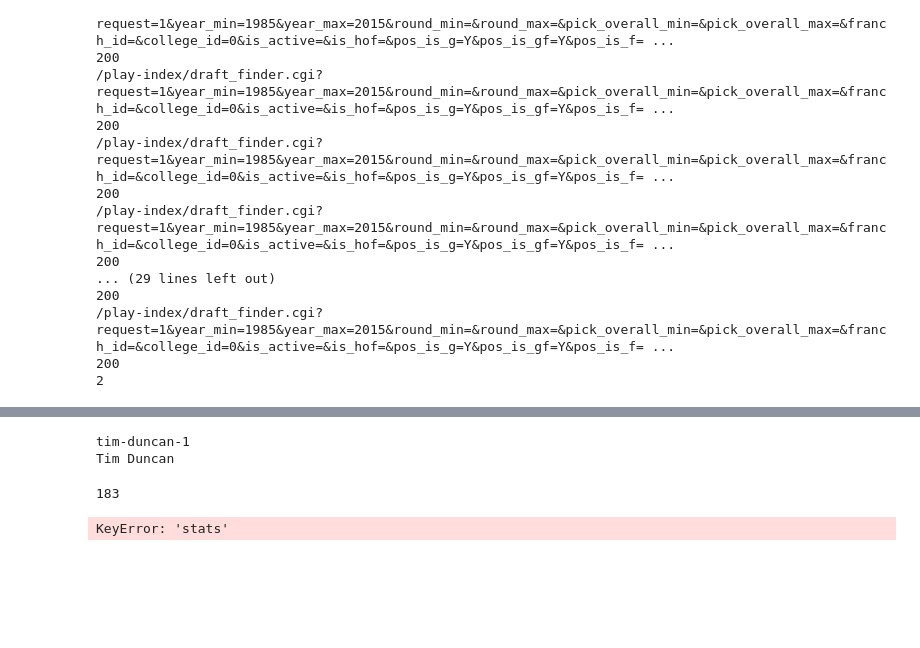
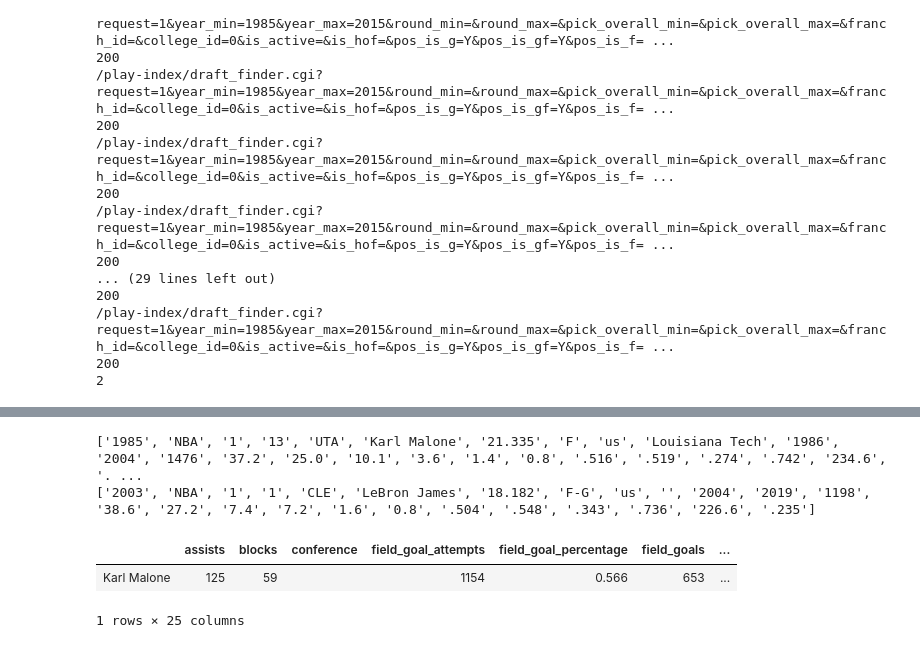
Before and after one commit to Tenacious-E/Predict_NBA_player_quality, a Jupyter notebook: Collecting Data.ipynb, the cells around one changed output, grey strips where cells are left out. Drawn from its saved outputs; the diff is of its cells as text; code cells hidden in the pictures; blank space fills up the shorter version.

Commit message:
end of day product

```diff
--- a/Collecting Data.ipynb
+++ b/Collecting Data.ipynb
@@ -122,7 +124,7 @@ for i in range(45):
             href = href_list[1].get('href')
         print(href)
         draft_url= 'https://www.basketball-reference.com' + href
-        time.sleep(6*random.random())
+        time.sleep(4*random.random())
     r = requests.get(draft_url)
     print(r.status_code)
     soup = BeautifulSoup(r.content, "html")
@@ -130,13 +132,13 @@ for i in range(45):
     table = div.find("tbody")
     rows = table.find_all('tr')
     for row in rows:
-        td = row.find_all('td')
+        tds = row.find_all('td')
         lst3 = []
-        for item in td:
+        for item in tds:
             lst3.append(item.get_text())
-            if row == rows[0]:
-                lst2.append(item.get("data-stat"))
         lst1.append(lst3)
+for i in rows[0].find_all('td'):
+    lst2.append(i.get("data-stat"))
 # %% [output]
 200
 1
@@ -190,61 +209,53 @@ lst1[1][5]
 # %%
-all_star_dict = dict()
 all_star_list = []
 url = 'https://www.basketball-reference.com/allstar/NBA-allstar-career-stats.html'
 r = requests.get(url)
 soup1 = BeautifulSoup(r.content, "html")
 div = soup1.find("div", {"class": "table_outer_container"})
 table = div.find("tbody")
 rows = table.find_all('tr')
 for row in rows:
     a_tag =row.find('th').find('a')
-    #print(a_tag)
     if a_tag == None:
         continue
     player = a_tag.get_text()
     href = a_tag.get('href')
     all_star_list.append(player)
-all_stars_1985_2015 = []
-for p in all_star_list:
-    for i in lst1:
-        try:
-            i[5]
-        except:
-            continue
-        if i[5] == p:
-            all_stars_1985_2015.append(p)
-intial_dataframe = pd.DataFrame(index=all_stars_1985_2015)
-for playr in all_stars_1985_2015[0:1]:
-    split_player = playr.split()
+data = pd.DataFrame()
+for playr in lst1[0:2]:
+    try:
+        playr[5]
+    except:
+        continue
+    player = playr[5]
+    split_player = player.split()
     formatted_player = '-'.join(split_player)
-    final_format = (formatted_player +'-1').lower()
-    print(final_format)
+    try:
+        (formatted_player +'-1').lower().replace("'", "")
+    except:
+        print(playr)
+    final_format = (formatted_player +'-1').lower().replace("'", "")
+    #print(final_format)
     print(playr)
     try:
         Player(final_format)
     except:
-
-    name = Player(final_format).dataframe.dropna(axis=1)
+        continue
+    try:
+        Player(final_format).dataframe.dropna(axis=1).iloc[-1,:]
+    except:
+        continue
+    name = Player(final_format).dataframe.dropna(axis=1).iloc[-1,:]
+    #print(name.values)
+    #print(len(name.values))
+    data = pd.concat([data,pd.DataFrame(name.values.reshape(1,len(name.values)),index=[player], columns=[name.index])])
+    columns =name.index
     #https://www.sports-reference.com/cbb/players/kareem-abdul-jabbar-1.html
-len(all_stars_1985_2015)
+#pd.DataFrame(name.values,index=playr[5])
+data
 # %% [output]
-tim-duncan-1
-Tim Duncan
+['1985', 'NBA', '1', '13', 'UTA', 'Karl Malone', '21.335', 'F', 'us', 'Louisiana Tech', '1986', '2004', '1476', '37.2', '25.0', '10.1', '3.6', '1.4', '0.8', '.516', '.519', '.274', '.742', '234.6', '. ...
+['2003', 'NBA', '1', '1', 'CLE', 'LeBron James', '18.182', 'F-G', 'us', '', '2004', '2019', '1198', '38.6', '27.2', '7.4', '7.2', '1.6', '0.8', '.504', '.548', '.343', '.736', '226.6', '.235']
+|  | assists | blocks | conference | field_goal_attempts | field_goal_percentage | field_goals | ... |
+| Karl Malone | 125 | 59 |  | 1154 | 0.566 | 653 | ... |
-183
+1 rows × 25 columns
-# %%
-df = stat_list[0]
-df1 = pd.DataFrame()
-#df.columns = pd.MultiIndex.from_product([df.columns, ['C']])
-index=pd.MultiIndex.from_product([df1.index,['Kareem']],names=['player','stats'])
-s = pd.DataFrame(df, index=index)
-#(tuples, names=['first', 'second'])
-#print(df)
-#    A  B
-#    C  C
-# a  0  0
-# b  1  1
-# c  2  2
-# d  3  3
-# e  4  4
-# %% [output]
-KeyError: 'stats'
```
Also changed, not shown: parts of 32 cells of this notebook.
